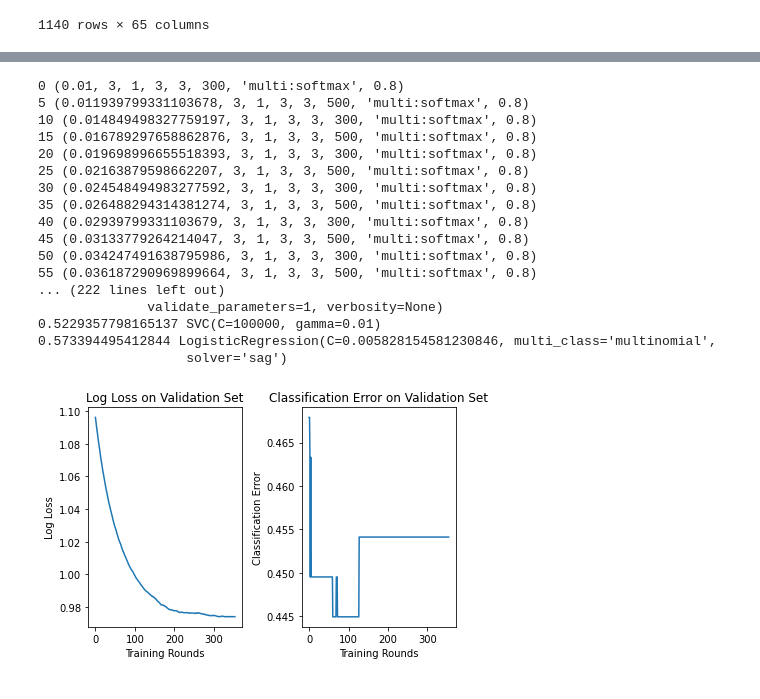
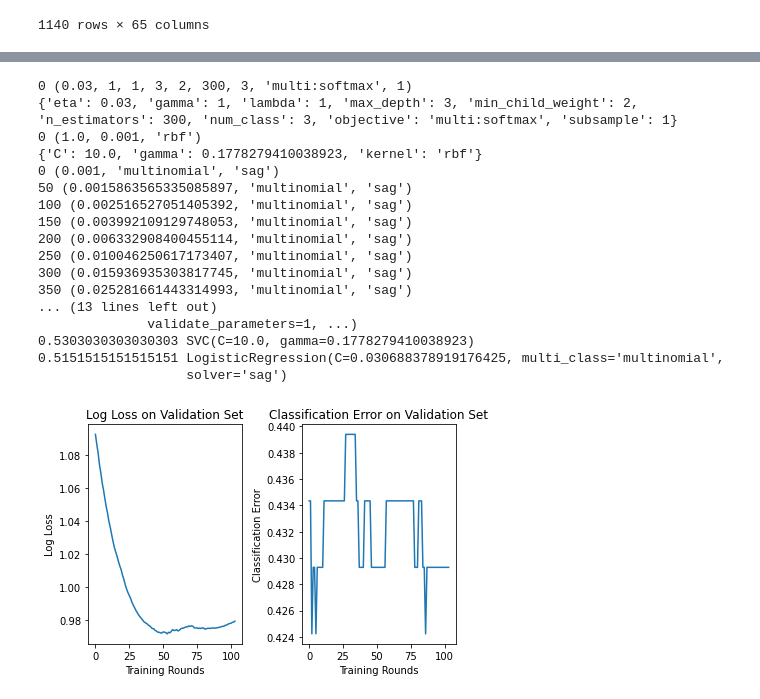
Before and after one commit to spsinha/Prem-Match-Classifier, a Jupyter notebook: classifier.ipynb, the cells around one changed output, grey strips where cells are left out. Cells and saved outputs as stored; diff of their text form; code cells hidden in the pictures.

```diff
--- a/classifier.ipynb
+++ b/classifier.ipynb
@@ -39,10 +43,10 @@ for suffix in ['16-17', '17-18', '18-19']:
 1140 rows × 65 columns
 # %%
 # get net scores
+for data in datasets:
+    data['goal_diff'] = data['FTHG'] - data['FTAG']
+    data['shot_diff'] = data['HST'] - data['AST']
+    data['corner_diff'] = data['HC'] - data['AC']
 
-data['goal_diff'] = data['FTHG'] - data['FTAG']
-data['shot_diff'] = data['HST'] - data['AST']
-data['corner_diff'] = data['HC'] - data['AC']
-
-data[data['FTR'] == 'D'].shape[0], data[data['FTR'] == 'A'].shape[0], data[data['FTR'] == 'H'].shape[0]
+    print(data[data['FTR'] == 'D'].shape[0], data[data['FTR'] == 'A'].shape[0], data[data['FTR'] == 'H'].shape[0])
 # %% [output]
@@ -110,11 +116,13 @@ def get_avg_diff(row, dic, results):
 
 
 
-#Create data matrix
-X_mat = data.iloc[:,np.r_[2:4, 62:65]].apply(
-    get_avg_diff, axis=1, dic=counter, results=res, result_type='expand').iloc[10 * PREV_GAMES:,].reset_index(drop=True)
+#Create feature matrix
+X_mat = pd.DataFrame()
+y = pd.DataFrame()
+for data in datasets:
+    X_mat = pd.concat((X_mat, data.iloc[:,np.r_[2:4, 62:65]].apply(
+        get_avg_diff, axis=1, dic=counter, results=res, result_type='expand').iloc[10 * PREV_GAMES:,].reset_index(drop=True))).reset_index(drop=True)
+    label_encoder = preprocessing.LabelEncoder()
+    y = pd.concat((y, pd.DataFrame(label_encoder.fit_transform(data.iloc[10 * PREV_GAMES:,6].reset_index(drop=True))))).reset_index(drop=True)
 X_mat.columns = ['goals', 'shots', 'corners']
-label_encoder = preprocessing.LabelEncoder()
-y = pd.DataFrame(label_encoder.fit_transform(data.iloc[10 * PREV_GAMES:,6].reset_index(drop=True)))
 y.columns = ['Result']
-X_mat
@@ -168,7 +162,7 @@ def tune_hyperparams(mod, Xtr, ytr, Xval, yval, param_grid, fit_param_dic):
     keys, vals = zip(*sorted(param_grid.items()))
     for it, params in enumerate(itertools.product(*vals)):
         #print(dict(zip(keys, params)))
-        if it % 5 == 0:
+        if it % 50 == 0:
             print(it, params)
         mod.set_params(**dict(zip(keys, params)))
         pipe = Pipeline(steps=[('scaler', preprocessing.StandardScaler()), ('clf', mod)])
@@ -182,14 +176,16 @@ def tune_hyperparams(mod, Xtr, ytr, Xval, yval, param_grid, fit_param_dic):
 #Note parameters were tuned one, or two at time to cut down on computation time, so the grid does not reflect all values
 #tested
 param_grids = {'xgb':
-               {'subsample': [.8],
-                'gamma': [3],
-                'lambda': [1],
-                'eta': np.linspace(1e-2, .3, 300), 'n_estimators': [300, 500],
-                'min_child_weight': [3], 'max_depth': [3],
-                'objective': ['multi:softmax'] },
+               {'subsample': [1],
+                'gamma': [1],
+                'lambda':[1],
+                'eta': [.03], 'n_estimators': [300],
+                'min_child_weight': [2], 'max_depth': [3],
+                'objective': ['multi:softmax'],
+                'num_class': [3]
+               },
                'svc':
-               {'C': [100000], 'gamma': [.01], 'kernel':['rbf']},
+               {'C': np.logspace(0,3,4), 'gamma': np.geomspace(1e-3,1,5), 'kernel':['rbf']},
                'softmax':
                {'C': np.geomspace(1e-3, 1e-1, 500), 'multi_class': ['multinomial'], 'solver': ['sag']}
             }
@@ -198,52 +194,52 @@ mods = [('xgb', XGBClassifier(use_label_encoder=False)), ('svc', SVC()), ('softm
 for name, mod in mods:
     fit_params = {}
     if name == 'xgb':
-        fit_params = {'clf__early_stopping_rounds': 25, 'clf__eval_set': [(X_val.values, y_val.values)],
+        fit_params = {'clf__early_stopping_rounds': 50, 'clf__eval_set': [(X_val.values, y_val.values)],
                       'clf__eval_metric':['merror','mlogloss'], 'clf__verbose':False}
     val_scores, best_params = tune_hyperparams(mod, X_tr, y_tr, X_val, y_val, param_grids[name], fit_params)
     print(best_params)
     pipe = Pipeline(steps=[('scaler', preprocessing.StandardScaler()), (name, mod.set_params(**best_params))])
     optimal_mods.append(pipe)
 top_score = 0
 for mod in optimal_mods:
     mod.fit(pd.concat((X_tr, X_val)), pd.concat((y_tr, y_val)))  #refit best models on training and validation sets
     test_score = mod.score(X_tst, y_tst)
     print(test_score, mod[1])
     if test_score >= top_score:
         best_mod = mod
         top_score = test_score
 
 
 #Plot validation loss to see if early stopping is needed
 fig, ax = plt.subplots(1,2)
 eval_res = optimal_mods[0]['xgb'].evals_result()
 ax[0].plot(range(0, len(eval_res['validation_0']['mlogloss'])), eval_res['validation_0']['mlogloss'])
 ax[1].plot(range(0, len(eval_res['validation_0']['merror'])), eval_res['validation_0']['merror'])
 ax[0].set(xlabel = 'Training Rounds', ylabel = 'Log Loss')
 ax[1].set(xlabel='Training Rounds', ylabel='Classification Error')
 ax[0].set_title('Log Loss on Validation Set')
 ax[1].set_title('Classification Error on Validation Set')
 plt.tight_layout()
 plt.show()
 # %% [output]
-0 (0.01, 3, 1, 3, 3, 300, 'multi:softmax', 0.8)
-5 (0.011939799331103678, 3, 1, 3, 3, 500, 'multi:softmax', 0.8)
-10 (0.014849498327759197, 3, 1, 3, 3, 300, 'multi:softmax', 0.8)
-15 (0.016789297658862876, 3, 1, 3, 3, 500, 'multi:softmax', 0.8)
-20 (0.019698996655518393, 3, 1, 3, 3, 300, 'multi:softmax', 0.8)
-25 (0.02163879598662207, 3, 1, 3, 3, 500, 'multi:softmax', 0.8)
-30 (0.024548494983277592, 3, 1, 3, 3, 300, 'multi:softmax', 0.8)
-35 (0.026488294314381274, 3, 1, 3, 3, 500, 'multi:softmax', 0.8)
-40 (0.02939799331103679, 3, 1, 3, 3, 300, 'multi:softmax', 0.8)
-45 (0.03133779264214047, 3, 1, 3, 3, 500, 'multi:softmax', 0.8)
-50 (0.034247491638795986, 3, 1, 3, 3, 300, 'multi:softmax', 0.8)
-55 (0.036187290969899664, 3, 1, 3, 3, 500, 'multi:softmax', 0.8)
-... (222 lines left out)
-              validate_parameters=1, verbosity=None)
-0.5229357798165137 SVC(C=100000, gamma=0.01)
-0.573394495412844 LogisticRegression(C=0.005828154581230846, multi_class='multinomial',
+0 (0.03, 1, 1, 3, 2, 300, 3, 'multi:softmax', 1)
+{'eta': 0.03, 'gamma': 1, 'lambda': 1, 'max_depth': 3, 'min_child_weight': 2, 'n_estimators': 300, 'num_class': 3, 'objective': 'multi:softmax', 'subsample': 1}
+0 (1.0, 0.001, 'rbf')
+{'C': 10.0, 'gamma': 0.1778279410038923, 'kernel': 'rbf'}
+0 (0.001, 'multinomial', 'sag')
+50 (0.0015863565335085897, 'multinomial', 'sag')
+100 (0.002516527051405392, 'multinomial', 'sag')
+150 (0.003992109129748053, 'multinomial', 'sag')
+200 (0.006332908400455114, 'multinomial', 'sag')
+250 (0.010046250617173407, 'multinomial', 'sag')
+300 (0.015936935303817745, 'multinomial', 'sag')
+350 (0.025281661443314993, 'multinomial', 'sag')
+... (13 lines left out)
+              validate_parameters=1, ...)
+0.5303030303030303 SVC(C=10.0, gamma=0.1778279410038923)
+0.5151515151515151 LogisticRegression(C=0.030688378919176425, multi_class='multinomial',
                    solver='sag')
-[figure, old version]
+[figure, new version]
 # %%
 def simple_strat(row):
     '''
```
Also changed, not shown: parts of 5 cells of this notebook.
